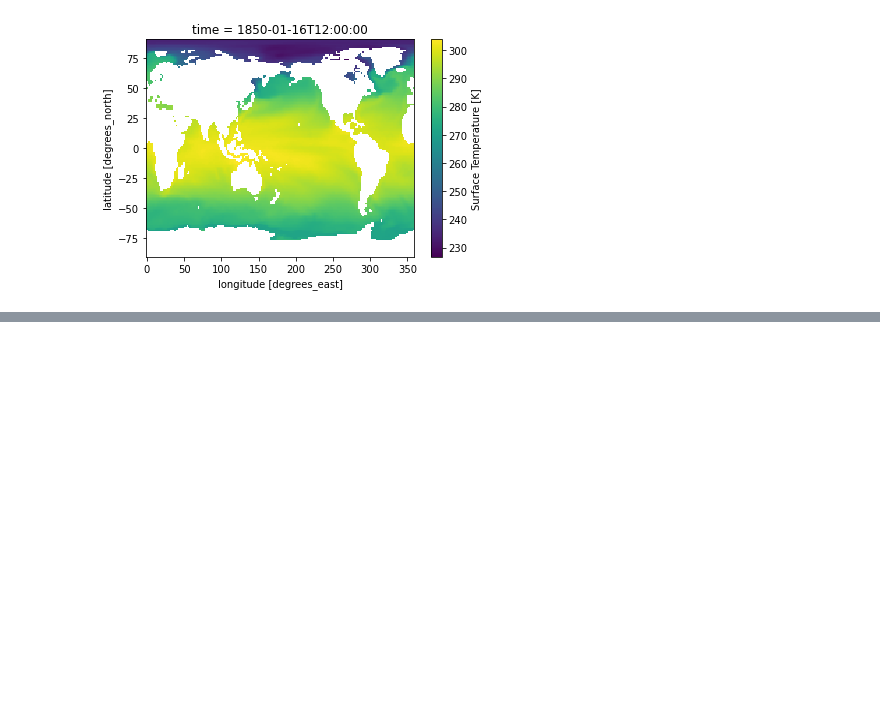
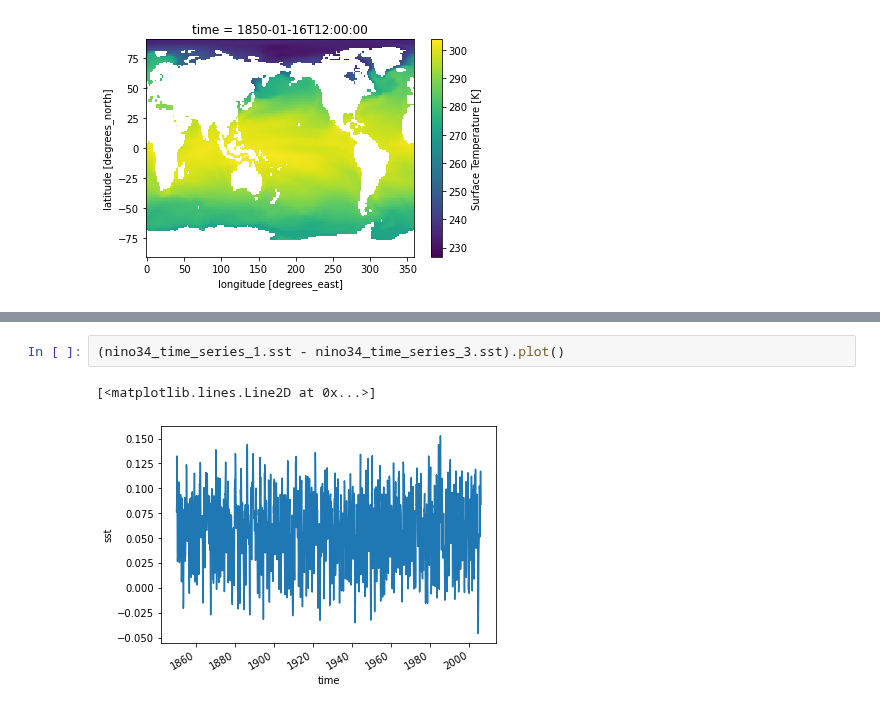
Before and after one commit to xCDAT/xcdat-validation, a Jupyter notebook: tutorials/demo_spatial_avg.ipynb, the cells around one changed output, grey strips where cells are left out. Saved outputs shown, nothing was run; the diff lists cells and outputs as text; blank space fills up the shorter version.

```diff
--- a/tutorials/demo_spatial_avg.ipynb
+++ b/tutorials/demo_spatial_avg.ipynb
@@ -153,0 +225,5 @@ nino34_time_series.plot()
+# %%
+(nino34_time_series_1.sst - nino34_time_series_3.sst).plot()
+# %% [output]
+[<matplotlib.lines.Line2D at 0x...>]
+[figure, added]
```
Also changed, not shown: parts of 20 cells of this notebook.
